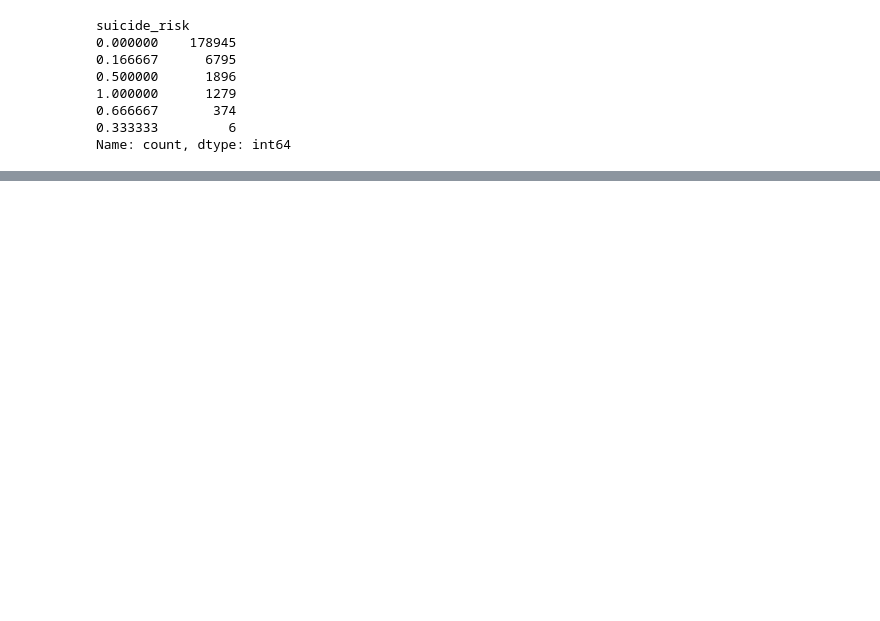
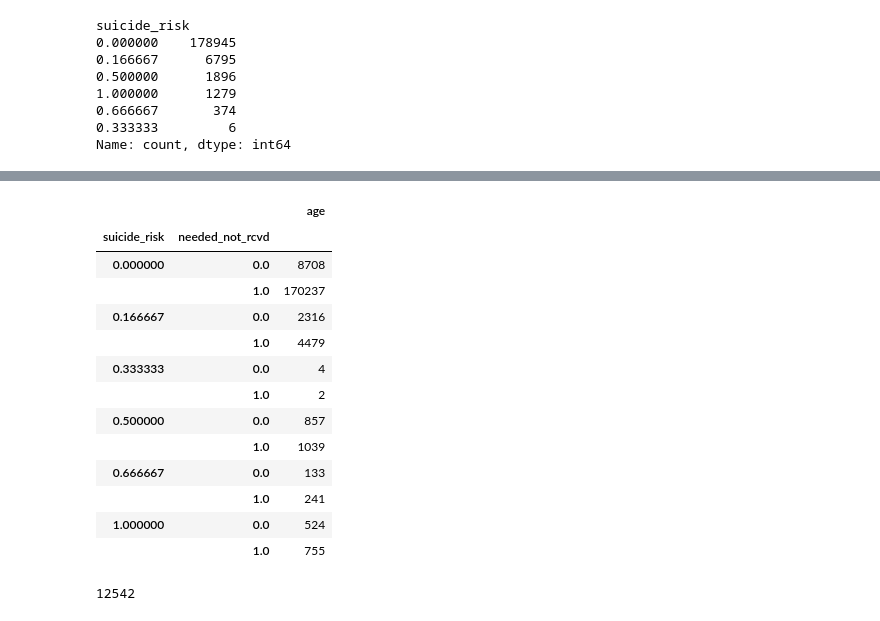
Before and after one commit to zaxiang/DDS_Project, a Jupyter notebook: Pre-processing.ipynb, the cells around one changed output, grey strips where cells are left out. Saved outputs shown, nothing was run; the diff lists cells and outputs as text; code cells hidden in the pictures; blank space fills up the shorter version.

```diff
--- a/Pre-processing.ipynb
+++ b/Pre-processing.ipynb
@@ -385,0 +491,23 @@ Name: whodas_score, dtype: float64
+# %%
+need_risk = norm_data.groupby(['suicide_risk','needed_not_rcvd']).count()[['age']]
+#0 means yes, 1 means no here
+need_risk
+# %% [output]
+|  |  | age |
+| suicide_risk | needed_not_rcvd |  |
+| 0.000000 | 0.0 | 8708 |
+|  | 1.0 | 170237 |
+| 0.166667 | 0.0 | 2316 |
+|  | 1.0 | 4479 |
+| 0.333333 | 0.0 | 4 |
+|  | 1.0 | 2 |
+| 0.500000 | 0.0 | 857 |
+|  | 1.0 | 1039 |
+| 0.666667 | 0.0 | 133 |
+|  | 1.0 | 241 |
+| 1.000000 | 0.0 | 524 |
+|  | 1.0 | 755 |
+# %%
+norm_data[norm_data['needed_not_rcvd'] == 0.0].shape[0]
+# %% [output]
+12542
```
Also changed, not shown: parts of 41 cells of this notebook.
